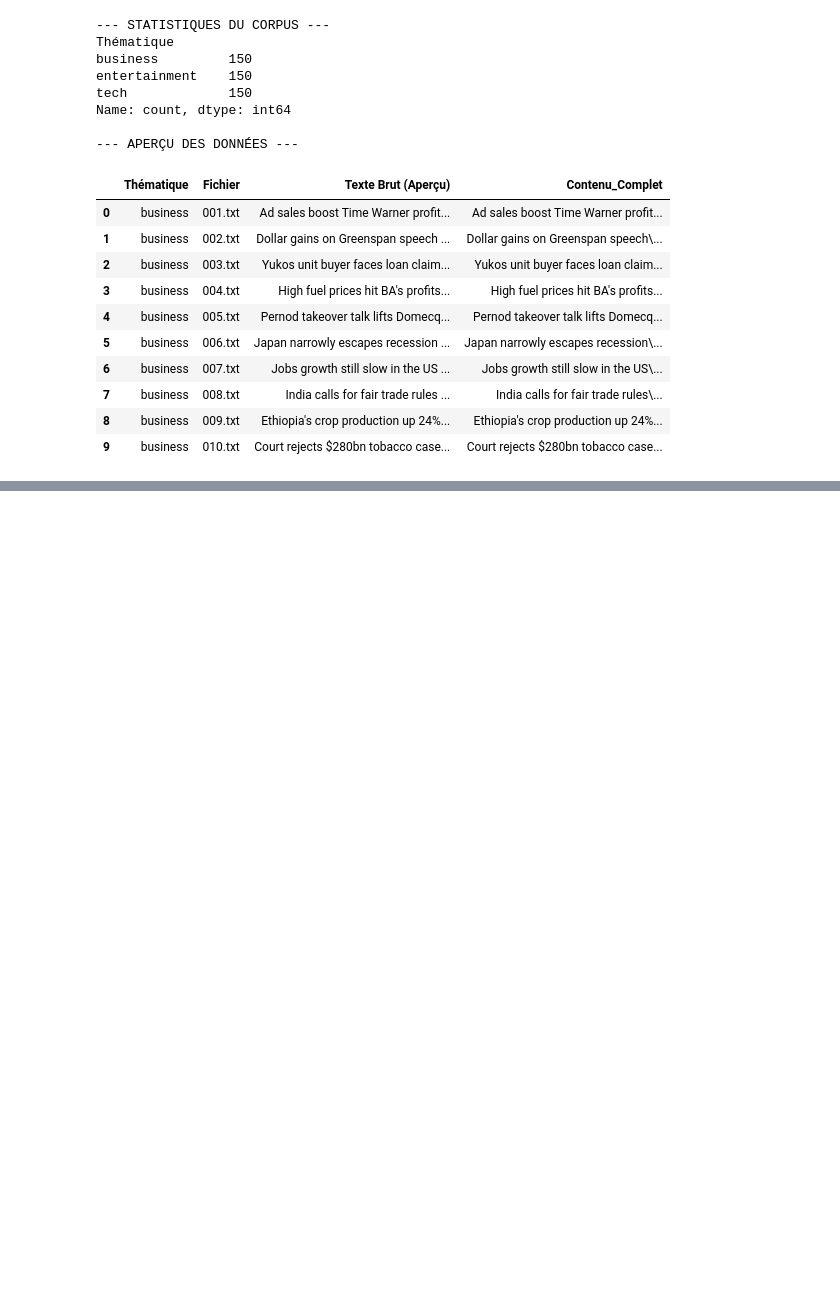
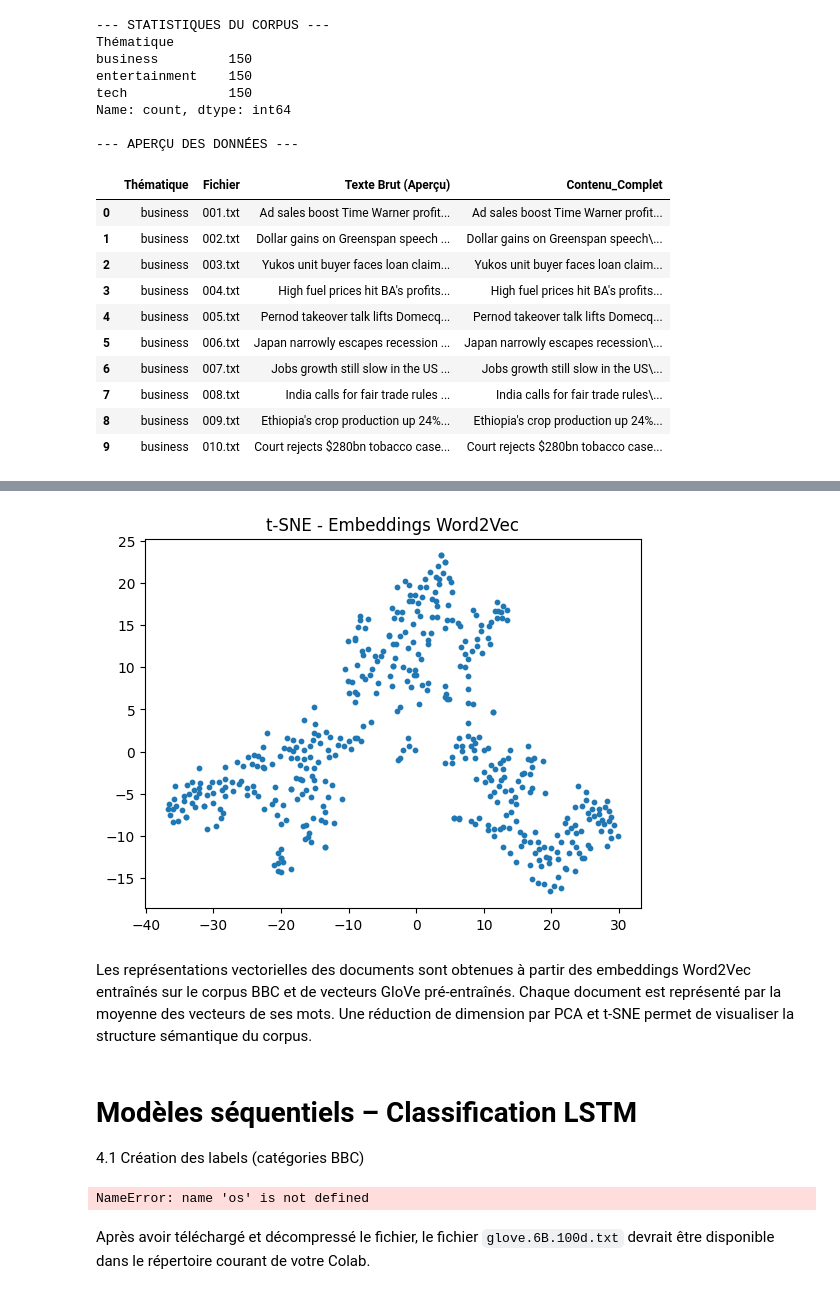
Before and after one commit to iswat-portefolio/projet_nlp, a Jupyter notebook: Untitled24.ipynb, the cells around one changed output, grey strips where cells are left out. Cells and saved outputs as stored; diff of their text form; code cells hidden in the pictures; blank space fills up the shorter version.

```diff
--- a/Untitled24.ipynb
+++ b/Untitled24.ipynb
@@ -117,0 +268,3 @@ display(df_bbc.head(10)) # Si vous êtes dans un Notebook
+# %%
+# Chargement du modèle SpaCy
+nlp = spacy.load("en_core_web_sm")
@@ -117,0 +457,49 @@ display(df_bbc.head(10)) # Si vous êtes dans un Notebook
+# %%
+#t-SNE
+from sklearn.manifold import TSNE
+
+tsne = TSNE(n_components=2, perplexity=30, random_state=42)
+X_tsne = tsne.fit_transform(X_w2v)
+
+plt.figure()
+plt.scatter(X_tsne[:, 0], X_tsne[:, 1], s=10)
+plt.title("t-SNE - Embeddings Word2Vec")
+plt.show()
+# %% [output]
+[figure, added]
+# %% [markdown]
+
+Les représentations vectorielles des documents sont obtenues à partir des embeddings Word2Vec entraînés sur le corpus BBC et de vecteurs GloVe pré-entraînés.
+Chaque document est représenté par la moyenne des vecteurs de ses mots. Une réduction de dimension par PCA et t-SNE permet de visualiser la structure sémantique du corpus.
+# %% [markdown]
+# Modèles séquentiels – Classification LSTM
+4.1 Création des labels (catégories BBC)
+# %%
+# Filtrage du corpus à 3 catégories
+#  Définition des catégories retenues
+selected_categories = ["business", "entertainment", "tech"]
+
+#Reconstruction documents + labels (FILTRÉS)
+documents = []
+labels = []
+
+base_path = "bbc"
+
+for category in os.listdir(base_path):
+    if category not in selected_categories:
+        continue
+
+    category_path = os.path.join(base_path, category)
+
+    for file in os.listdir(category_path):
+        file_path = os.path.join(category_path, file)
+        with open(file_path, "r", encoding="latin-1") as f:
+            documents.append(f.read())
+            labels.append(category)
+
+from collections import Counter
+
+print("Nombre total de documents :", len(documents))
+print("Répartition des classes :", Counter(labels))
+# %% [output]
+NameError: name 'os' is not defined
@@ -117,0 +511,2 @@ display(df_bbc.head(10)) # Si vous êtes dans un Notebook
+# %% [markdown]
+Après avoir téléchargé et décompressé le fichier, le fichier `glove.6B.100d.txt` devrait être disponible dans le répertoire courant de votre Colab.
```
Also changed, not shown: parts of 21 cells of this notebook.
